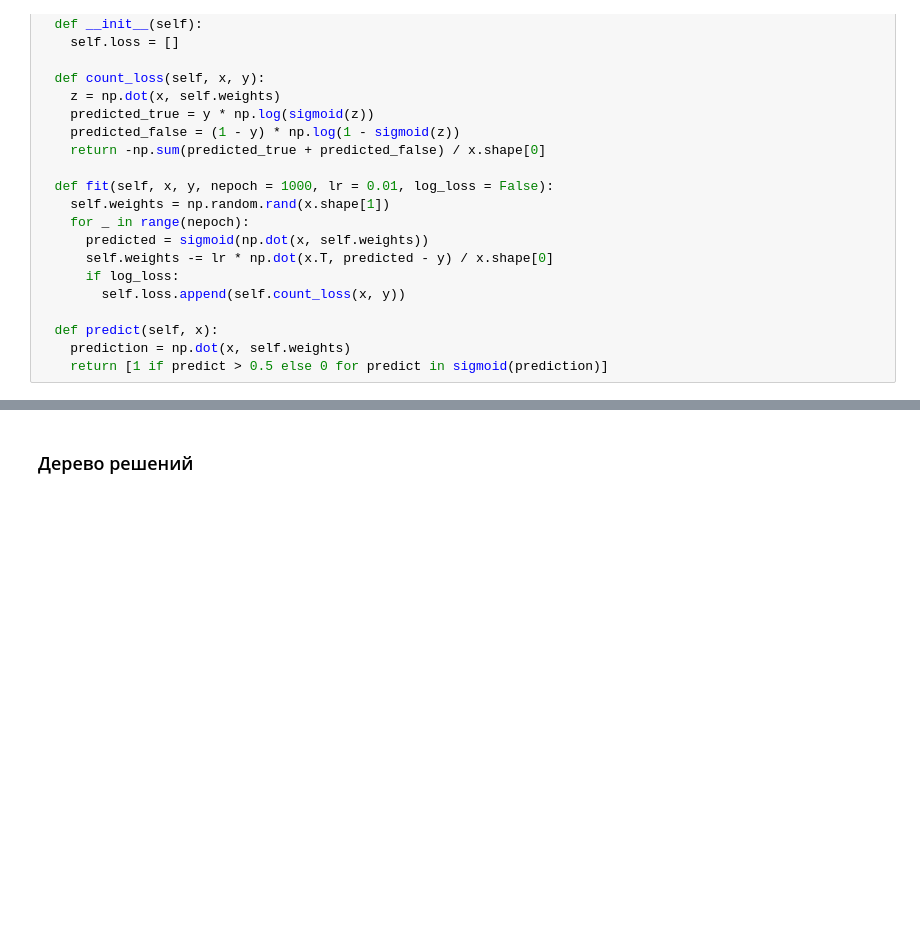
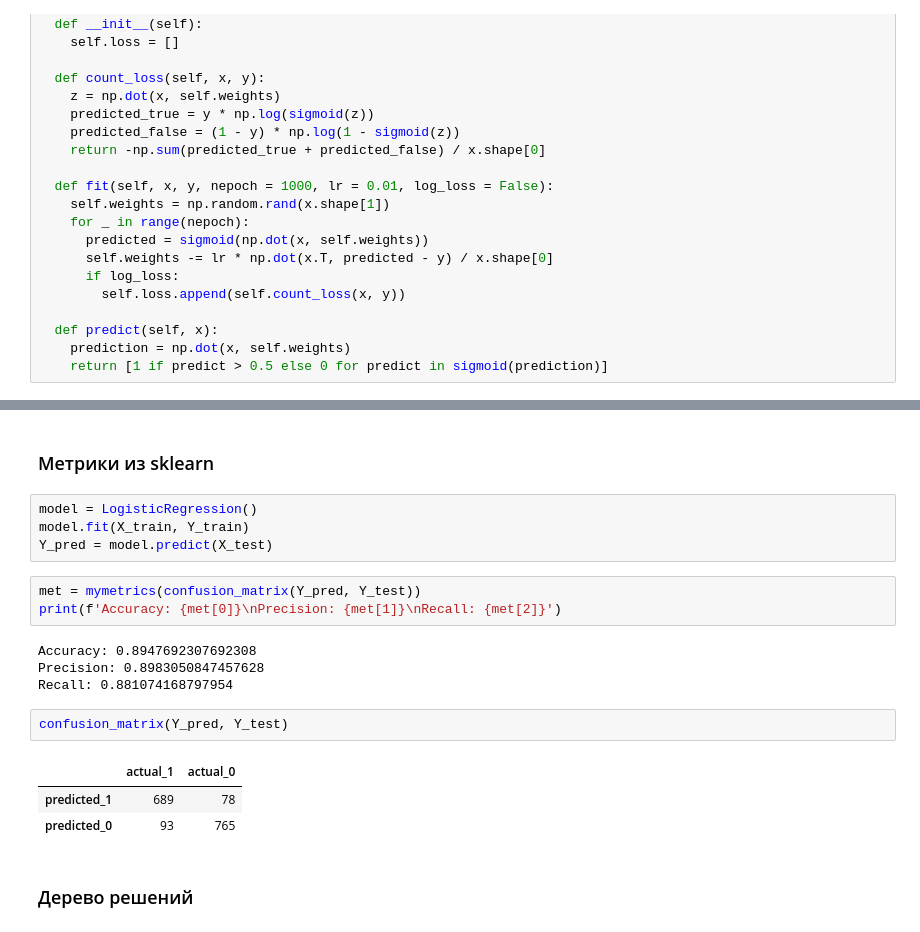
Before and after one commit to keoni02032/MAI_ML, a Jupyter notebook: lab2/ML_2.ipynb, the cells around one changed output, grey strips where cells are left out. Drawn from its saved outputs; the diff is of its cells as text; blank space fills up the shorter version.

```diff
--- a/lab2/ML_2.ipynb
+++ b/lab2/ML_2.ipynb
@@ -125,3 +187,22 @@ Learning rate = 0.001, nepoch = 15000, train accuracy = 0.9338359747653485, test
+# %% [markdown]
+### Метрики из sklearn
+# %%
+model = LogisticRegression()
+model.fit(X_train, Y_train)
+Y_pred = model.predict(X_test)
+# %%
+met = mymetrics(confusion_matrix(Y_pred, Y_test))
+print(f'Accuracy: {met[0]}\nPrecision: {met[1]}\nRecall: {met[2]}')
+# %% [output]
+Accuracy: 0.8947692307692308
+Precision: 0.8983050847457628
+Recall: 0.881074168797954
+# %%
+confusion_matrix(Y_pred, Y_test)
+# %% [output]
+|  | actual_1 | actual_0 |
+| predicted_1 | 689 | 78 |
+| predicted_0 | 93 | 765 |
 # %% [markdown]
 ### Дерево решений
 # %%
```
Also changed, not shown: parts of 36 cells of this notebook.
